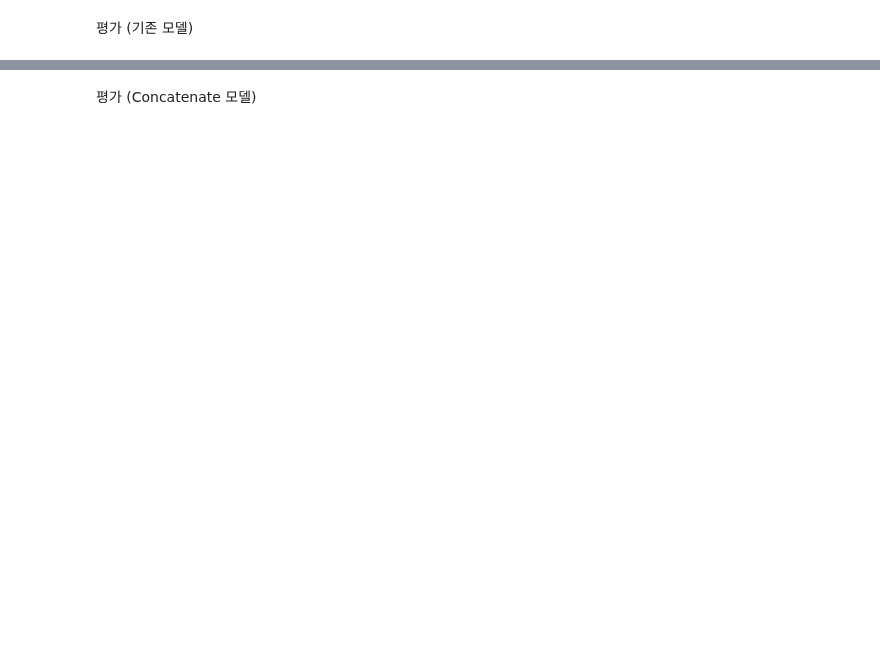
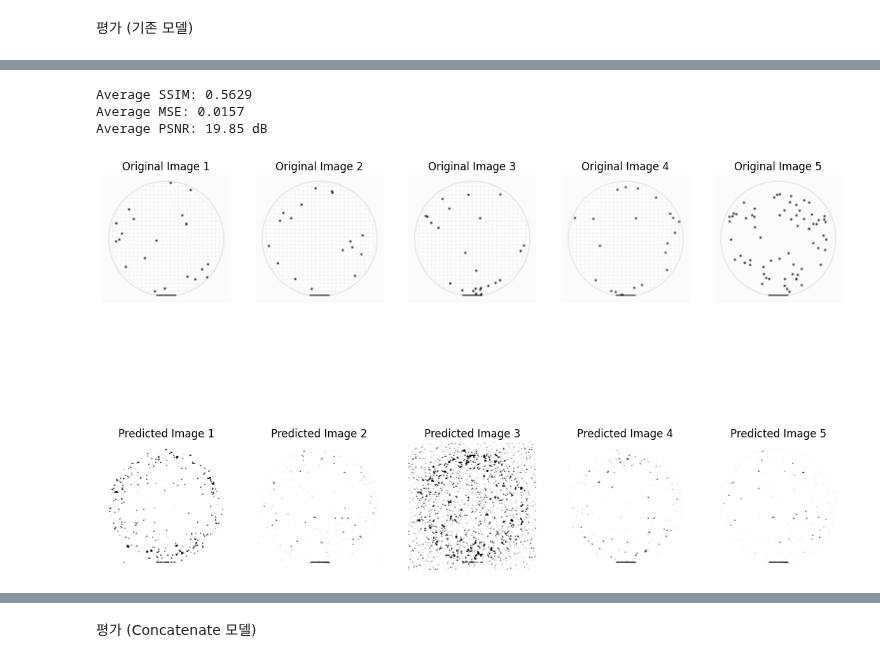
Before and after one commit to rkdeowk/STUDY, a Jupyter notebook: AI/sohui/paper/4. 241117.ipynb, the cells around one changed output, grey strips where cells are left out. Drawn from its saved outputs; the diff is of its cells as text; code cells hidden in the pictures; blank space fills up the shorter version.

```diff
--- a/AI/sohui/paper/4. 241117.ipynb
+++ b/AI/sohui/paper/4. 241117.ipynb
@@ -85,7 +94,7 @@ fdc_train, fdc_temp, img_train, img_temp, labels_train, labels_temp = train_test
 )
 
 fdc_val, fdc_test, img_val, img_test, labels_val, labels_test = train_test_split(
-    fdc_temp, img_temp, labels_temp, test_size=0.25, random_state=SEED  # 0.25 of the remaining 20% = 5% of total
+    fdc_temp, img_temp, labels_temp, test_size=0.5, random_state=SEED  # 0.25 of the remaining 20% = 5% of total
 )
 # %%
 fdc_train.shape, fdc_val.shape, fdc_test.shape, img_train.shape, img_val.shape, img_test.shape
@@ -132,0 +157,68 @@ print(accuracy)
+# %%
+from skimage.metrics import structural_similarity as ssim
+from skimage.metrics import peak_signal_noise_ratio as psnr
+from sklearn.metrics import mean_squared_error
+
+true_images=img_test
+# Generated Images의 마지막 차원 제거
+generated_images_squeezed = np.squeeze(predicted_images, axis=-1)  # (53, 128, 128)
+
+# SSIM 계산
+ssim_scores = []
+for i in range(len(true_images)):
+    original = true_images[i]
+    reconstructed = generated_images_squeezed[i]
+    score = ssim(original, reconstructed, data_range=original.max() - original.min())
+    ssim_scores.append(score)
+
+# 평균 SSIM 계산
+average_ssim = np.mean(ssim_scores)
+print(f"Average SSIM: {average_ssim:.4f}")
+
+mse_scores = []
+for i in range(len(true_images)):
+    original = true_images[i].flatten()
+    reconstructed = generated_images_squeezed[i].flatten()
+    score = mean_squared_error(original, reconstructed)
+    mse_scores.append(score)
+
+average_mse = np.mean(mse_scores)
+print(f"Average MSE: {average_mse:.4f}")
+
+psnr_scores = []
+for i in range(len(true_images)):
+    original = true_images[i]
+    reconstructed = generated_images_squeezed[i]
+    score = psnr(original, reconstructed, data_range=original.max() - original.min())
+    psnr_scores.append(score)
+
+average_psnr = np.mean(psnr_scores)
+print(f"Average PSNR: {average_psnr:.2f} dB")
+# %% [output]
+Average SSIM: 0.5629
+Average MSE: 0.0157
+Average PSNR: 19.85 dB
+# %%
+# 원본 이미지와 비교하여 시각적으로 평가
+def compare_original_and_predicted(original_images, predicted_images):
+    fig, axes = plt.subplots(2, len(original_images), figsize=(15, 10))
+
+    for i in range(len(original_images)):
+        # 원본 이미지 출력
+        axes[0, i].imshow(original_images[i].squeeze(), cmap='gray')
+        axes[0, i].set_title(f"Original Image {i+1}")
+        axes[0, i].axis('off')
+
+        # 예측된 이미지 출력
+        axes[1, i].imshow(predicted_images[i].squeeze(), cmap='gray')
+        axes[1, i].set_title(f"Predicted Image {i+1}")
+        axes[1, i].axis('off')
+
+
+
+    plt.show()
+
+# 원본 이미지와 예측된 이미지를 비교
+compare_original_and_predicted(img_test[0:5], predicted_images[0:5])
+# %% [output]
+[figure, added]
```
Also changed, not shown: parts of 9 cells of this notebook, 2 other files.
